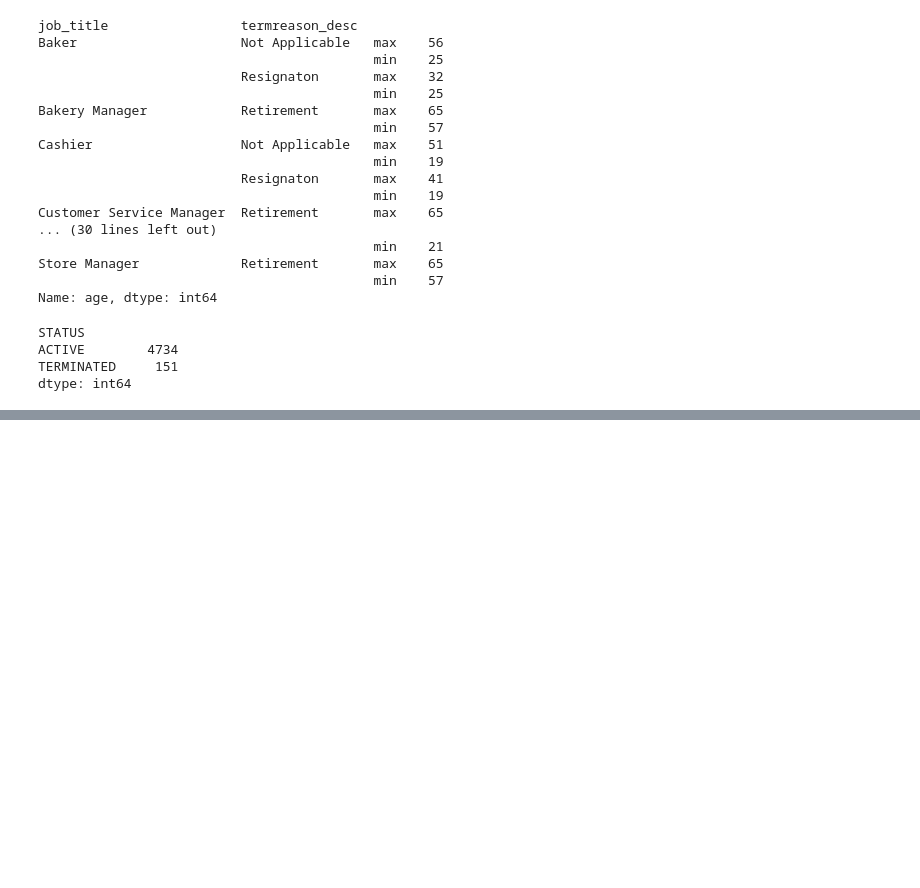
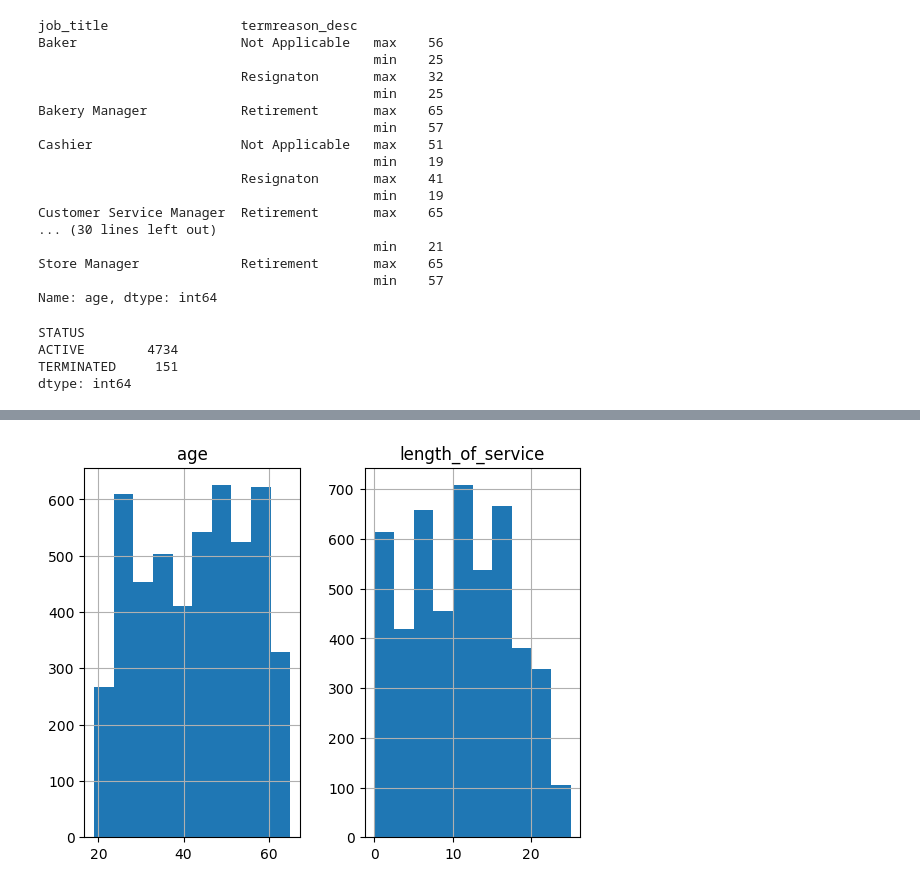
Before and after one commit to mkrijal/ML_self_exercises, a Jupyter notebook: Exercise1-Employee dataset.ipynb, the cells around one changed output, grey strips where cells are left out. Saved outputs shown, nothing was run; the diff lists cells and outputs as text; code cells hidden in the pictures; blank space fills up the shorter version.

```diff
--- a/Exercise1-Employee dataset.ipynb
+++ b/Exercise1-Employee dataset.ipynb
@@ -207,0 +276,6 @@ dtype: int64
+# %%
+dataint = termination[['age','length_of_service']]
+dataint.hist()
+plt.show();
+# %% [output]
+[figure, added]
```
Also changed, not shown: parts of 36 cells of this notebook.
